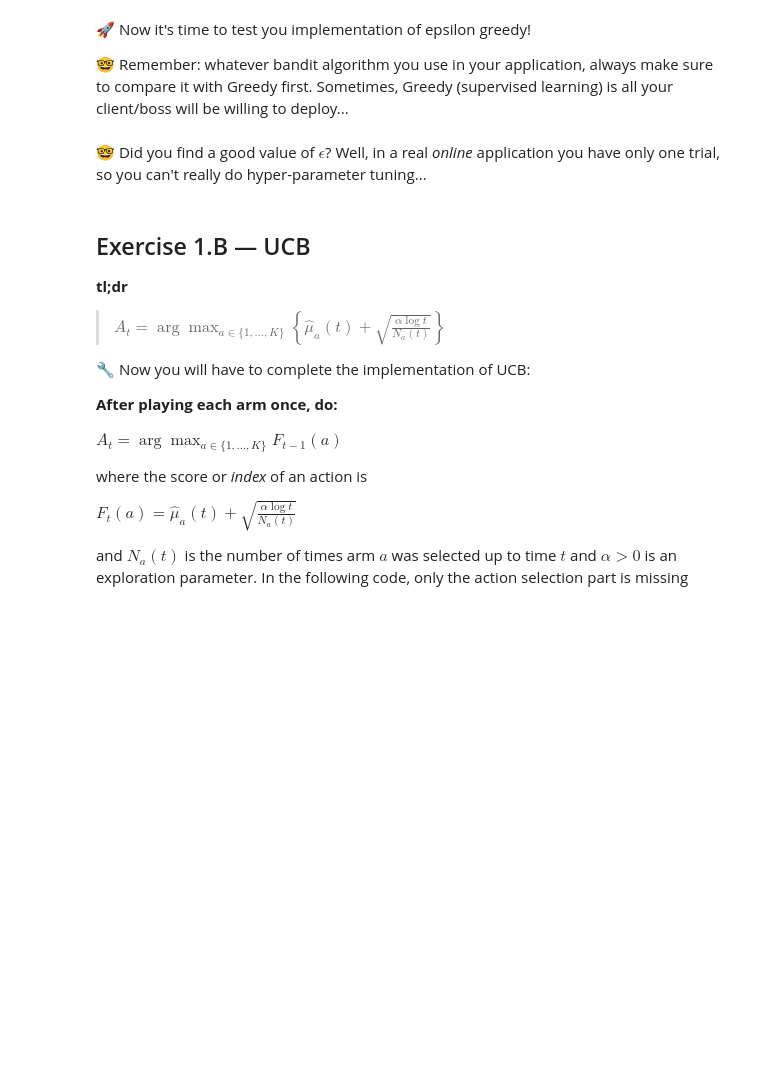
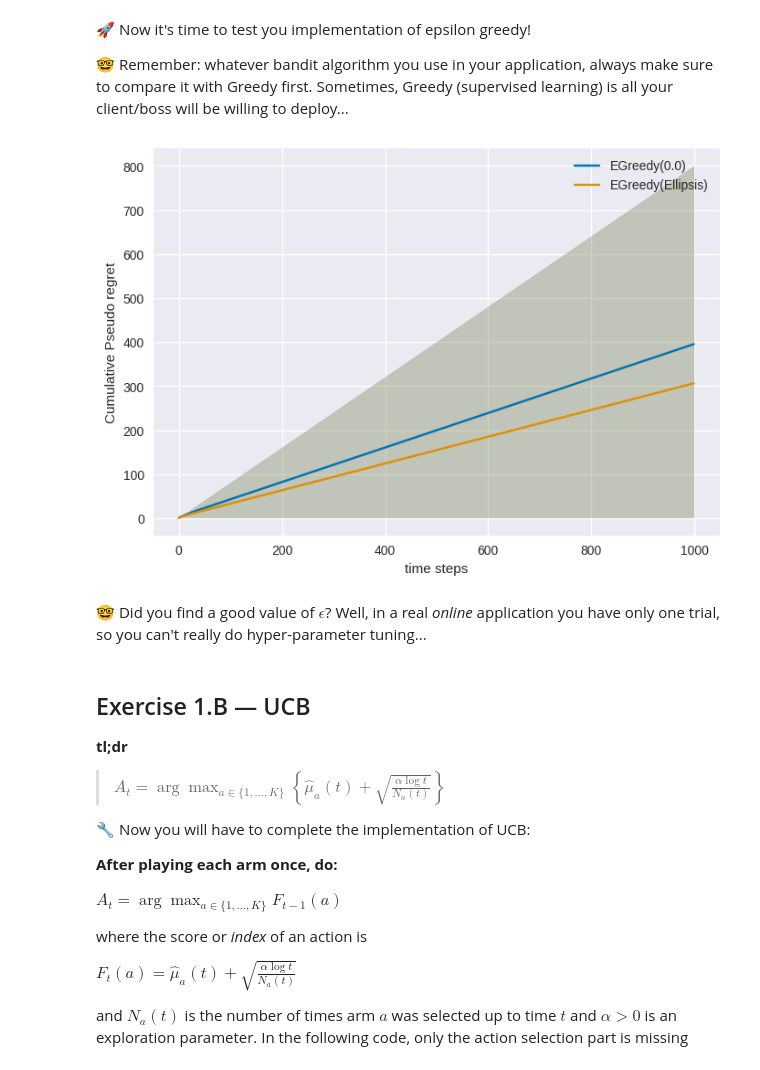
Before and after one commit to rlsummerschool/practical-sessions, a Jupyter notebook: notebooks/bandits_practice.ipynb, the cells around one changed output. Cells and saved outputs as stored; diff of their text form; code cells hidden in the pictures; blank space fills up the shorter version.

```diff
--- a/notebooks/bandits_practice.ipynb
+++ b/notebooks/bandits_practice.ipynb
@@ -159,8 +176,14 @@ Your task is to:
 # %%
 class EpsilonGreedy(Agent):
+  """
+  Epsilon-Greedy MAB algorithm
+
+  :param K: number of arms
+  :param eps: exploration probability
+  """
   def __init__(self, K, eps=0.):
-    self.eps = eps # exploration probability
-    self.K = K # number of arms
+    self.eps = eps
+    self.K = K
     self.reset()
 
     self.cumulative_reward = np.zeros(self.K)
@@ -169,23 +192,35 @@ class EpsilonGreedy(Agent):
 
 
   def reset(self):
+    """Reset history before each independent run"""
     self.t = 0
     self.avg_rewards = np.zeros(self.K)
     self.cumulative_reward = np.zeros(self.K)
     self.num_played = np.zeros(self.K)
 
   def get_action(self):
-    #YOUR CODE HERE:
-    #TODO: Add some instructions to turn Greedy into epsilon-Greedy
+    """
+    Select the arm to play based on current history
+
+    :return: the selected arm (an integer between 0 and K-1)
+    """
+    # YOUR CODE HERE:
+    # TODO: Add some instructions to turn Greedy into epsilon-Greedy
 
     ...
 
-    #END OF YOUR CODE
+    # END OF YOUR CODE
 
     chosen_arm_index = np.argmax(self.avg_rewards)
     return chosen_arm_index
 
   def receive_reward(self, chosen_arm, reward):
+    """
+    Update history after playing an arm (counts and average rewards)
+
+    :param chosen_arm: the arm that was played
+    :param reward: the reward that was received
+    """
     self.cumulative_reward[chosen_arm] += reward
     self.num_played[chosen_arm] += 1
     self.avg_rewards[chosen_arm] = self.cumulative_reward[chosen_arm]/self.num_played[chosen_arm] # update
@@ -240,10 +283,12 @@ plot_result(greedy_experiment, q=10, mode="pseudo regret");
 
 🤓 Remember: whatever bandit algorithm you use in your application, always make sure to compare it with Greedy first. Sometimes, Greedy (supervised learning) is all your client/boss will be willing to deploy...
 # %%
-eps_greedy = EpsilonGreedy(K,  eps=0.5)
+eps_greedy = EpsilonGreedy(K,  eps=...) # Pick your epsilon!
 
 eps_greedy_experiment = experiment_mab(env, [greedy, eps_greedy], N=N, T=T, mode="pseudo regret")
 plot_result(eps_greedy_experiment, q=10, mode="pseudo regret");
+# %% [output]
+[figure, added]
 # %% [markdown]
 🤓 Did you find a good value of $\epsilon$? Well, in a real *online* application you have only one trial, so you can't really do hyper-parameter tuning...
 # %% [markdown]
```
Also changed, not shown: parts of 24 cells of this notebook.
